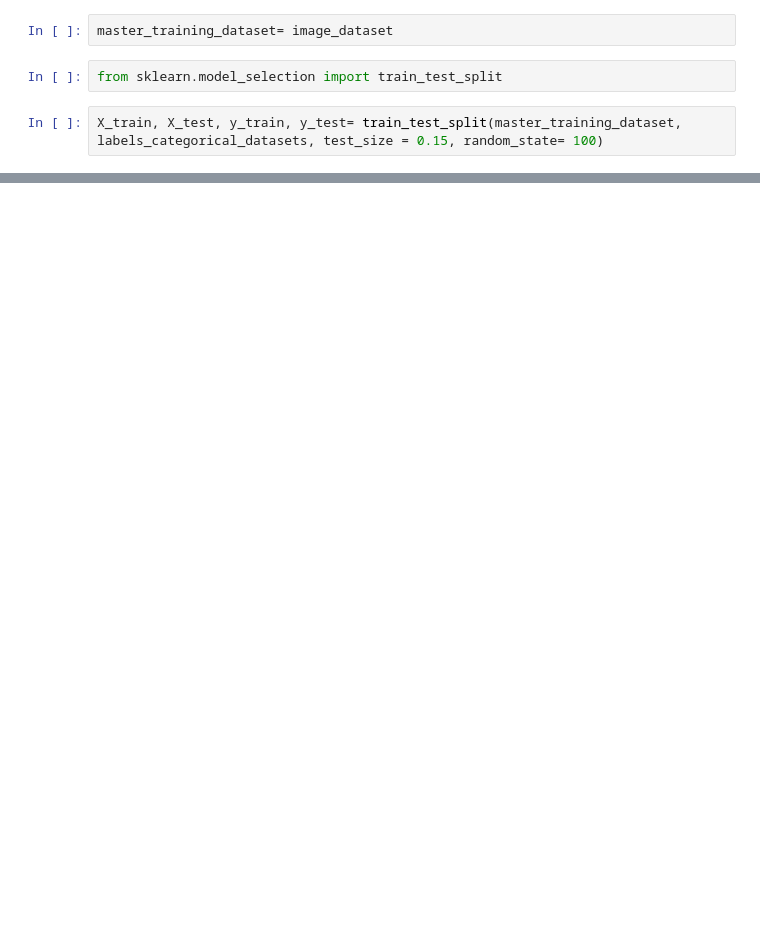
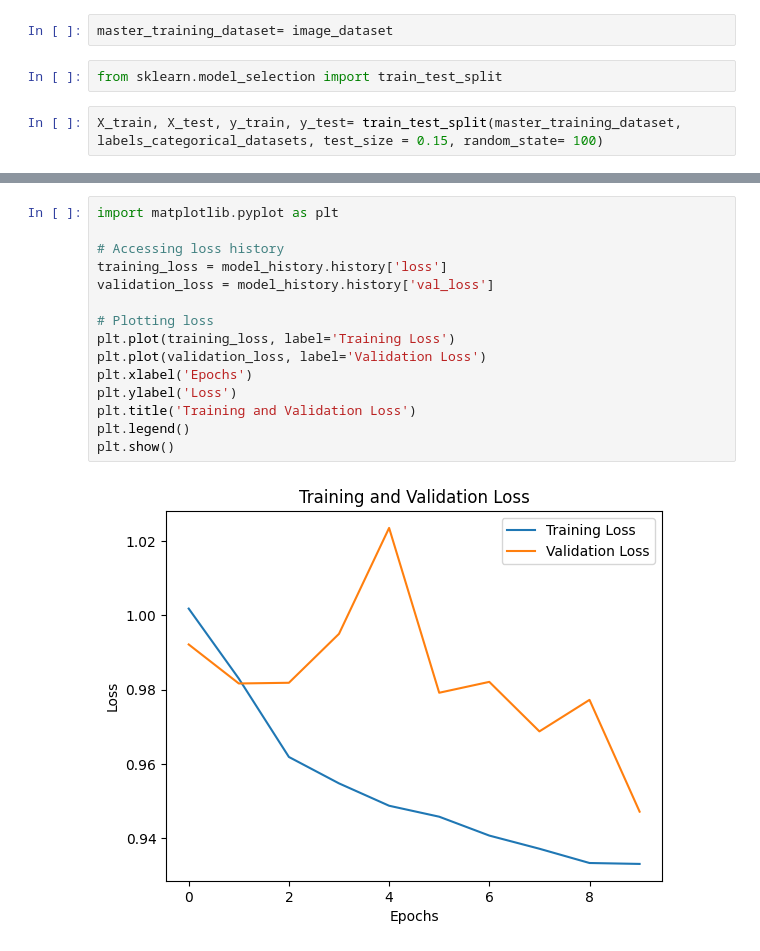
Before and after one commit to MandilJThapa/Landsat-Time-Series-Analysis-for-Multi-Temporal-Land-Cover-Classification, a Jupyter notebook: Satellite_Imagery_Segmentation.ipynb, the cells around one changed output, grey strips where cells are left out. Saved outputs shown, nothing was run; the diff lists cells and outputs as text; blank space fills up the shorter version.

```diff
--- a/Satellite_Imagery_Segmentation.ipynb
+++ b/Satellite_Imagery_Segmentation.ipynb
@@ -260,0 +509,17 @@ X_train, X_test, y_train, y_test= train_test_split(master_training_dataset, labe
+# %%
+import matplotlib.pyplot as plt
+
+# Accessing loss history
+training_loss = model_history.history['loss']
+validation_loss = model_history.history['val_loss']
+
+# Plotting loss
+plt.plot(training_loss, label='Training Loss')
+plt.plot(validation_loss, label='Validation Loss')
+plt.xlabel('Epochs')
+plt.ylabel('Loss')
+plt.title('Training and Validation Loss')
+plt.legend()
+plt.show()
+# %% [output]
+[figure, added]
```
Also changed, not shown: parts of 51 cells of this notebook.
